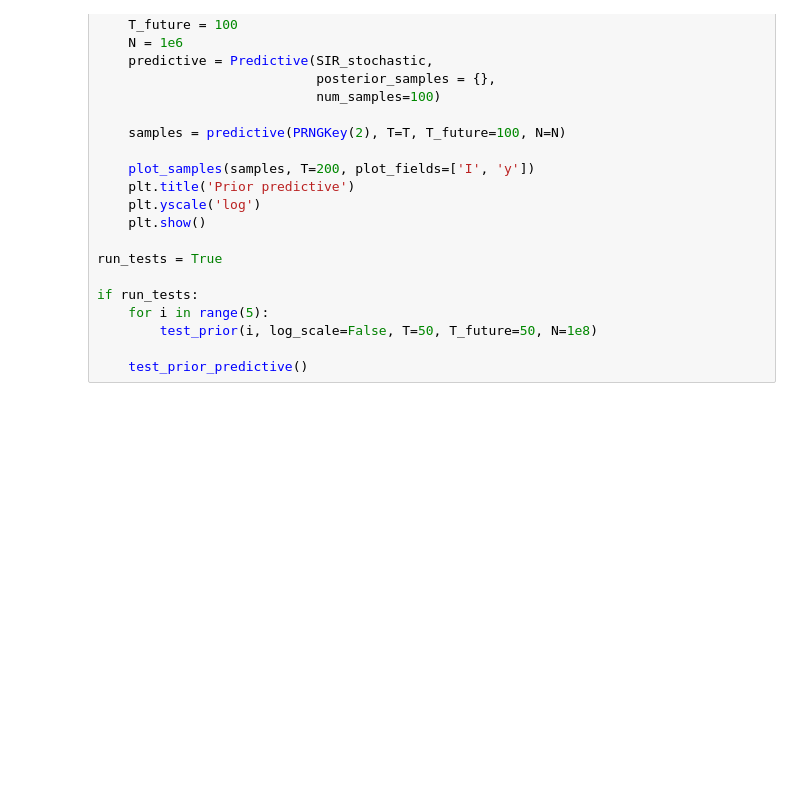
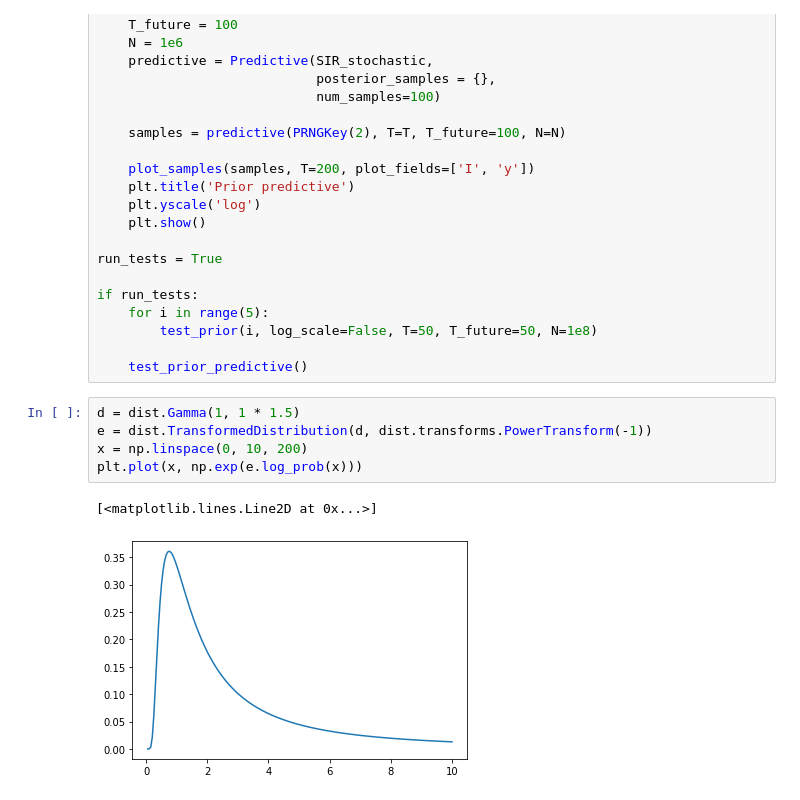
Before and after one commit to dsheldon/covid, a Jupyter notebook: SIR.ipynb, the cells around one changed output. Saved outputs shown, nothing was run; the diff lists cells and outputs as text; blank space fills up the shorter version.

```diff
--- a/SIR.ipynb
+++ b/SIR.ipynb
@@ -256,3 +299,11 @@ if run_tests:
         test_prior(i, log_scale=False, T=50, T_future=50, N=1e8)
 
     test_prior_predictive()
+# %%
+d = dist.Gamma(1, 1 * 1.5)
+e = dist.TransformedDistribution(d, dist.transforms.PowerTransform(-1))
+x = np.linspace(0, 10, 200)
+plt.plot(x, np.exp(e.log_prob(x)))
+# %% [output]
+[<matplotlib.lines.Line2D at 0x...>]
+[figure, added]
```
Also changed, not shown: parts of 5 cells of this notebook, 1 other file.
